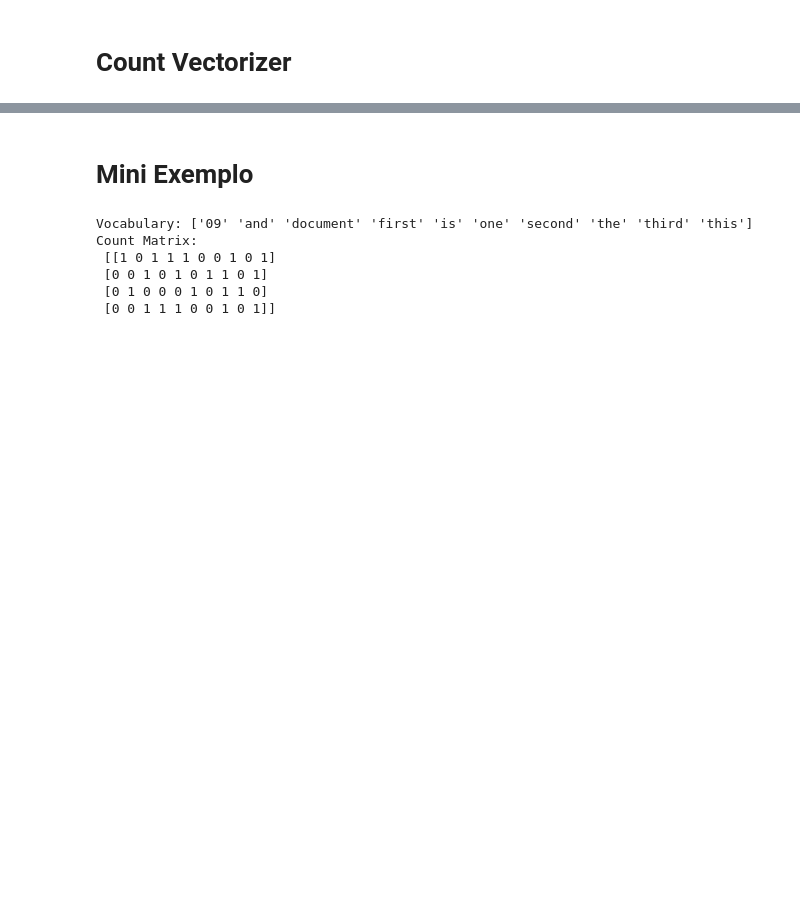
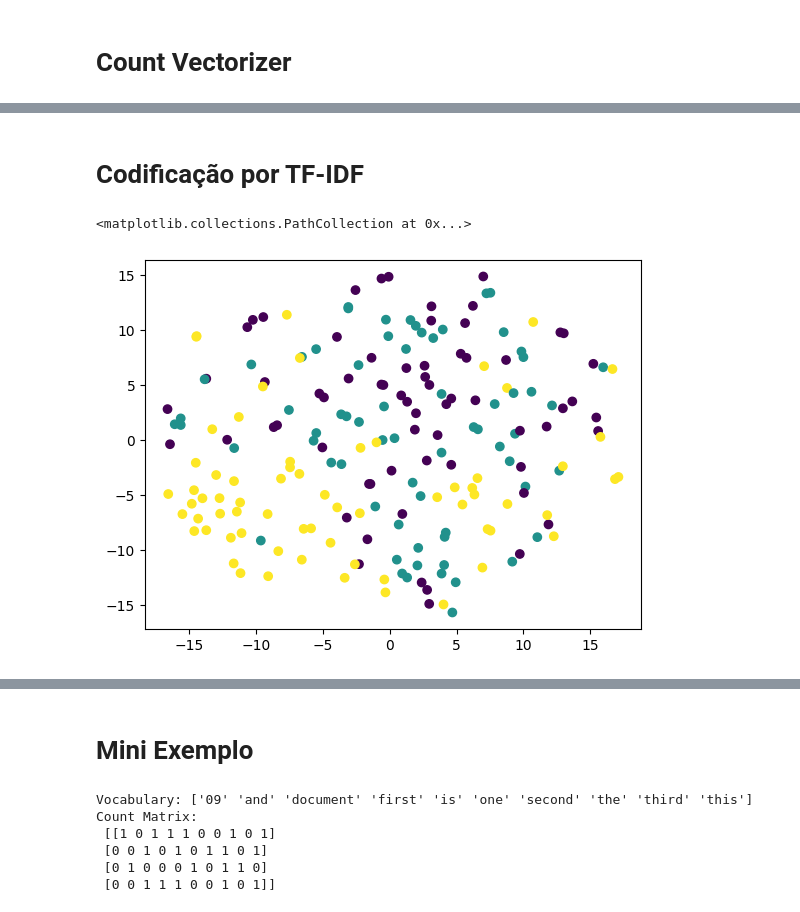
Before and after one commit to tciodaro/GRLCDDR1C1-N2-L2-PB, a Jupyter notebook: processamento_texto.ipynb, the cells around one changed output, grey strips where cells are left out. Saved outputs shown, nothing was run; the diff lists cells and outputs as text; code cells hidden in the pictures; blank space fills up the shorter version.

```diff
--- a/processamento_texto.ipynb
+++ b/processamento_texto.ipynb
@@ -145,0 +195,25 @@ plt.show()
+# %% [markdown]
+# Codificação por TF-IDF
+# %%
+from sklearn.feature_extraction.text import TfidfVectorizer
+
+vectorizer = TfidfVectorizer(
+    token_pattern=r"(?u)\b[A-Za-z]+\b",
+    max_df=0.95,
+    min_df=0.05,
+    stop_words='english'
+)
+trn_vec = vectorizer.fit_transform(normed_data)
+# %%
+# Visualize with tsne
+from sklearn.manifold import TSNE
+import matplotlib.pyplot as plt
+
+# X = trn_vec.todense()
+# X.shape
+
+xtsne = TSNE(n_components=2).fit_transform(trn_vec.toarray())
+plt.scatter(xtsne[:,0], xtsne[:,1], c=data.target)
+# %% [output]
+<matplotlib.collections.PathCollection at 0x...>
+[figure, added]
```
Also changed, not shown: parts of 46 cells of this notebook.
